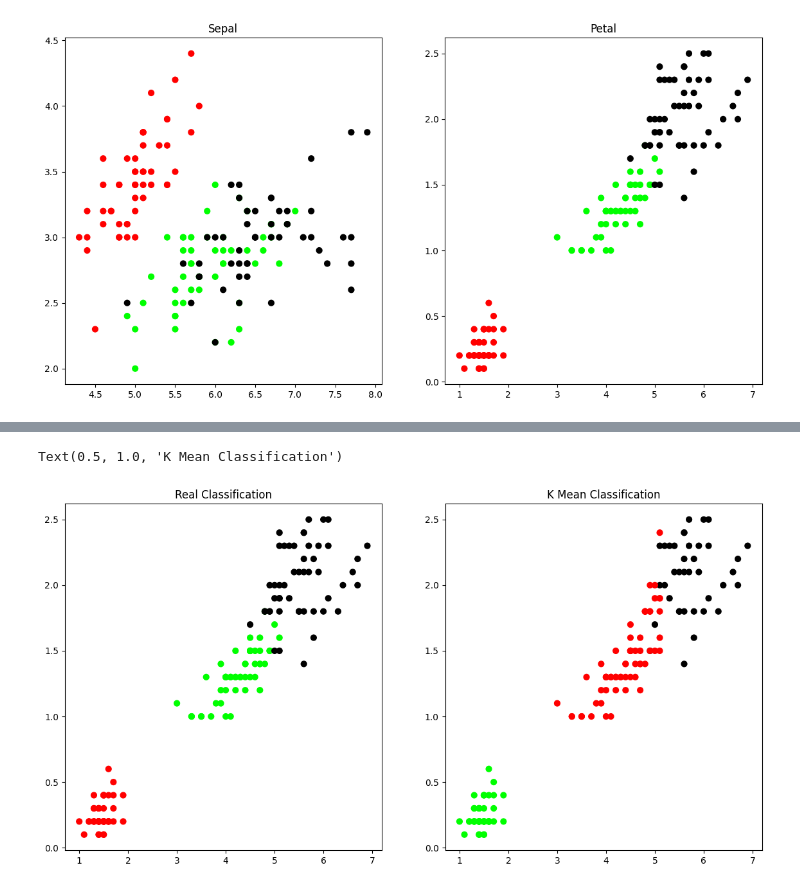
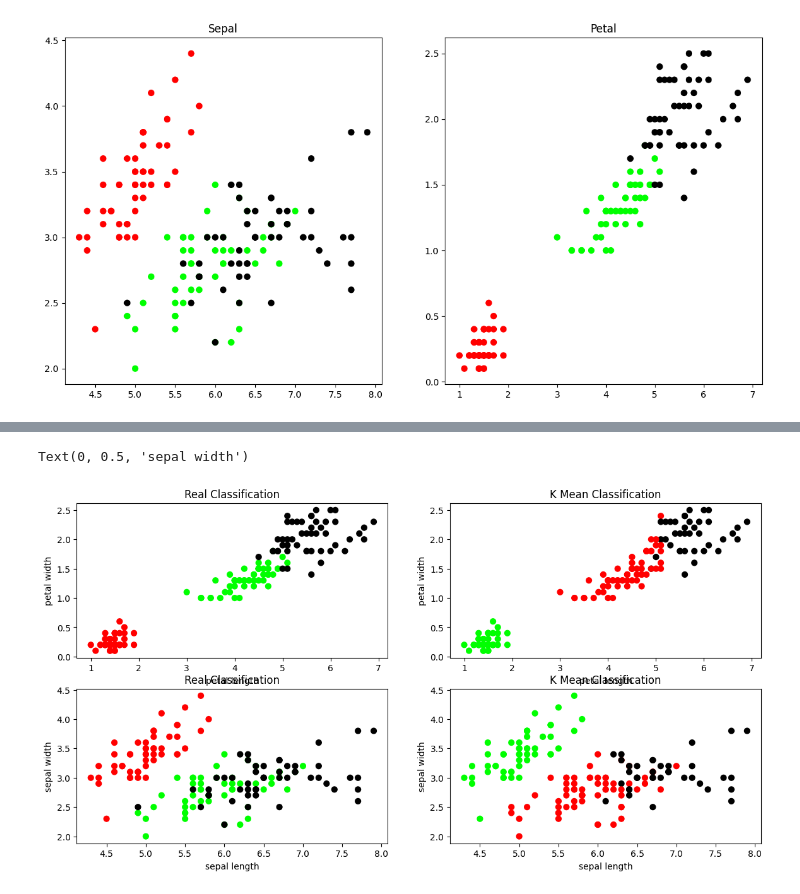
Before and after one commit to adelicia-js/MSc-Sem-2, a Jupyter notebook: ML-Lab/6-kMeans-Clustering/k-Means.ipynb, the cells around one changed output, grey strips where cells are left out. Drawn from its saved outputs; the diff is of its cells as text; code cells hidden in the pictures.

```diff
--- a/ML-Lab/6-kMeans-Clustering/k-Means.ipynb
+++ b/ML-Lab/6-kMeans-Clustering/k-Means.ipynb
@@ -55,20 +55,35 @@ array([1, 1, 1, 1, 1, 1, 1, 1, 1, 1, 1, 1, 1, 1, 1, 1, 1, 1, 1, 1, 1, 1,
 # %%
 # View the results
 # Set the size of the plot
 plt.figure(figsize=(14,7))
 
 # Create a colormap
 colormap = np.array(['red', 'lime', 'black'])
 
 # Plot the Original Classifications
-plt.subplot(1, 2, 1)
+plt.subplot(2, 2, 1)
 plt.scatter(X.Petal_Length, X.Petal_Width, c=colormap[y.Targets], s=40)
 plt.title('Real Classification')
-
+plt.xlabel('petal length')
+plt.ylabel('petal width')
 # Plot the Models Classifications
-plt.subplot(1, 2, 2)
+plt.subplot(2, 2, 2)
 plt.scatter(X.Petal_Length, X.Petal_Width, c=colormap[model.labels_], s=40)
 plt.title('K Mean Classification')
+plt.xlabel('petal length')
+plt.ylabel('petal width')
+# Plot the Original Classifications
+plt.subplot(2, 2, 3)
+plt.scatter(X.Sepal_Length, X.Sepal_Width, c=colormap[y.Targets], s=40)
+plt.title('Real Classification')
+plt.xlabel('sepal length')
+plt.ylabel('sepal width')
+# Plot the Models Classifications
+plt.subplot(2, 2, 4)
+plt.scatter(X.Sepal_Length, X.Sepal_Width, c=colormap[model.labels_], s=40)
+plt.title('K Mean Classification')
+plt.xlabel('sepal length')
+plt.ylabel('sepal width')
 # %% [output]
-Text(0.5, 1.0, 'K Mean Classification')
+Text(0, 0.5, 'sepal width')
-[figure, old version]
+[figure, new version]
```
Also changed, not shown: parts of 1 cell of this notebook, 8 other files.
